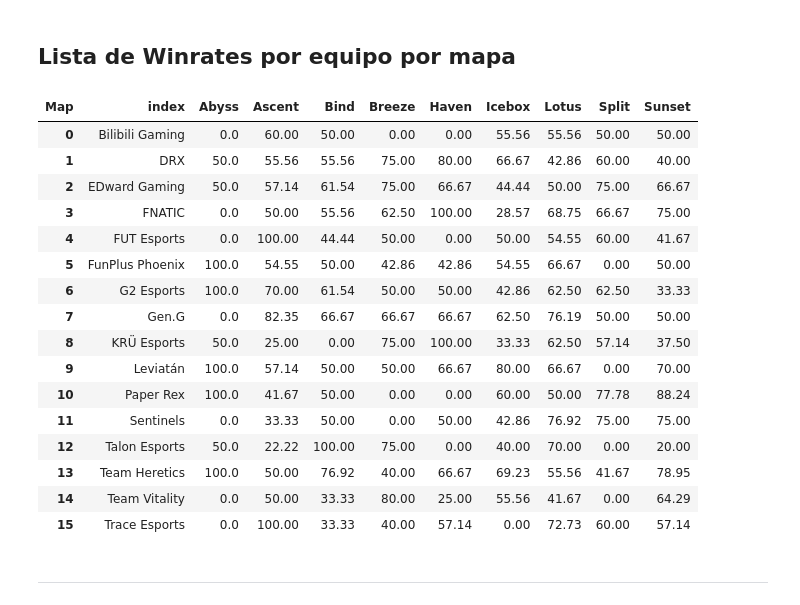
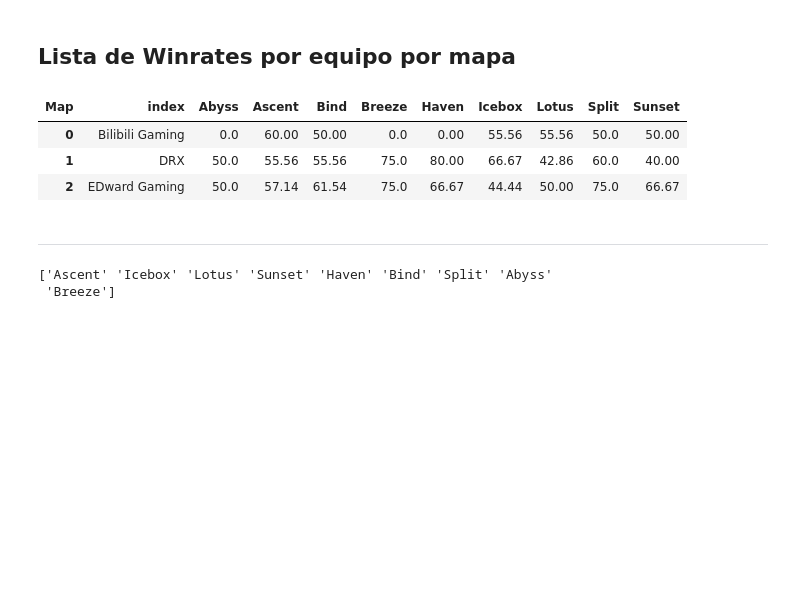
Before and after one commit to danielAcl9/valorantChampions2024DataAnalysis, a Jupyter notebook: notebooks/team_winrates.ipynb, the cells around one changed output. Drawn from its saved outputs; the diff is of its cells as text; code cells hidden in the pictures; blank space fills up the shorter version.

```diff
--- a/notebooks/team_winrates.ipynb
+++ b/notebooks/team_winrates.ipynb
@@ -115,25 +78,12 @@ team_map_counts
 # %%
 # Calcular el porcentaje de victorias por mapa por equipo
 team_map_win_rates = ((team_map_wins.set_index('Team') / team_map_counts.set_index('Team A')) * 100).round(2)
 team_map_win_rates.fillna(0, inplace=True)
 # team_map_win_rates = team_map_win_rates.astype(str) + '%'
 team_map_win_rates.reset_index(inplace=True)
-team_map_win_rates
+team_map_win_rates.head(3)
 # %% [output]
 | Map | index | Abyss | Ascent | Bind | Breeze | Haven | Icebox | Lotus | Split | Sunset |
-| 0 | Bilibili Gaming | 0.0 | 60.00 | 50.00 | 0.00 | 0.00 | 55.56 | 55.56 | 50.00 | 50.00 |
-| 1 | DRX | 50.0 | 55.56 | 55.56 | 75.00 | 80.00 | 66.67 | 42.86 | 60.00 | 40.00 |
-| 2 | EDward Gaming | 50.0 | 57.14 | 61.54 | 75.00 | 66.67 | 44.44 | 50.00 | 75.00 | 66.67 |
-| 3 | FNATIC | 0.0 | 50.00 | 55.56 | 62.50 | 100.00 | 28.57 | 68.75 | 66.67 | 75.00 |
-| 4 | FUT Esports | 0.0 | 100.00 | 44.44 | 50.00 | 0.00 | 50.00 | 54.55 | 60.00 | 41.67 |
-| 5 | FunPlus Phoenix | 100.0 | 54.55 | 50.00 | 42.86 | 42.86 | 54.55 | 66.67 | 0.00 | 50.00 |
-| 6 | G2 Esports | 100.0 | 70.00 | 61.54 | 50.00 | 50.00 | 42.86 | 62.50 | 62.50 | 33.33 |
-| 7 | Gen.G | 0.0 | 82.35 | 66.67 | 66.67 | 66.67 | 62.50 | 76.19 | 50.00 | 50.00 |
-| 8 | KRÜ Esports | 50.0 | 25.00 | 0.00 | 75.00 | 100.00 | 33.33 | 62.50 | 57.14 | 37.50 |
-| 9 | Leviatán | 100.0 | 57.14 | 50.00 | 50.00 | 66.67 | 80.00 | 66.67 | 0.00 | 70.00 |
-| 10 | Paper Rex | 100.0 | 41.67 | 50.00 | 0.00 | 0.00 | 60.00 | 50.00 | 77.78 | 88.24 |
-| 11 | Sentinels | 0.0 | 33.33 | 50.00 | 0.00 | 50.00 | 42.86 | 76.92 | 75.00 | 75.00 |
-| 12 | Talon Esports | 50.0 | 22.22 | 100.00 | 75.00 | 0.00 | 40.00 | 70.00 | 0.00 | 20.00 |
-| 13 | Team Heretics | 100.0 | 50.00 | 76.92 | 40.00 | 66.67 | 69.23 | 55.56 | 41.67 | 78.95 |
-| 14 | Team Vitality | 0.0 | 50.00 | 33.33 | 80.00 | 25.00 | 55.56 | 41.67 | 0.00 | 64.29 |
-| 15 | Trace Esports | 0.0 | 100.00 | 33.33 | 40.00 | 57.14 | 0.00 | 72.73 | 60.00 | 57.14 |
+| 0 | Bilibili Gaming | 0.0 | 60.00 | 50.00 | 0.0 | 0.00 | 55.56 | 55.56 | 50.0 | 50.00 |
+| 1 | DRX | 50.0 | 55.56 | 55.56 | 75.0 | 80.00 | 66.67 | 42.86 | 60.0 | 40.00 |
+| 2 | EDward Gaming | 50.0 | 57.14 | 61.54 | 75.0 | 66.67 | 44.44 | 50.00 | 75.0 | 66.67 |
@@ -142,2 +93,2 @@ team_map_win_rates
 # %% [markdown]
-----------------------
+-----
@@ -146 +95,7 @@ team_map_win_rates
+# %%
+map_list = df_maps['Map'].unique()
+print(map_list)
+# %% [output]
+['Ascent' 'Icebox' 'Lotus' 'Sunset' 'Haven' 'Bind' 'Split' 'Abyss'
+ 'Breeze']
 # %%
```
Also changed, not shown: parts of 11 cells of this notebook, 11 other files.
